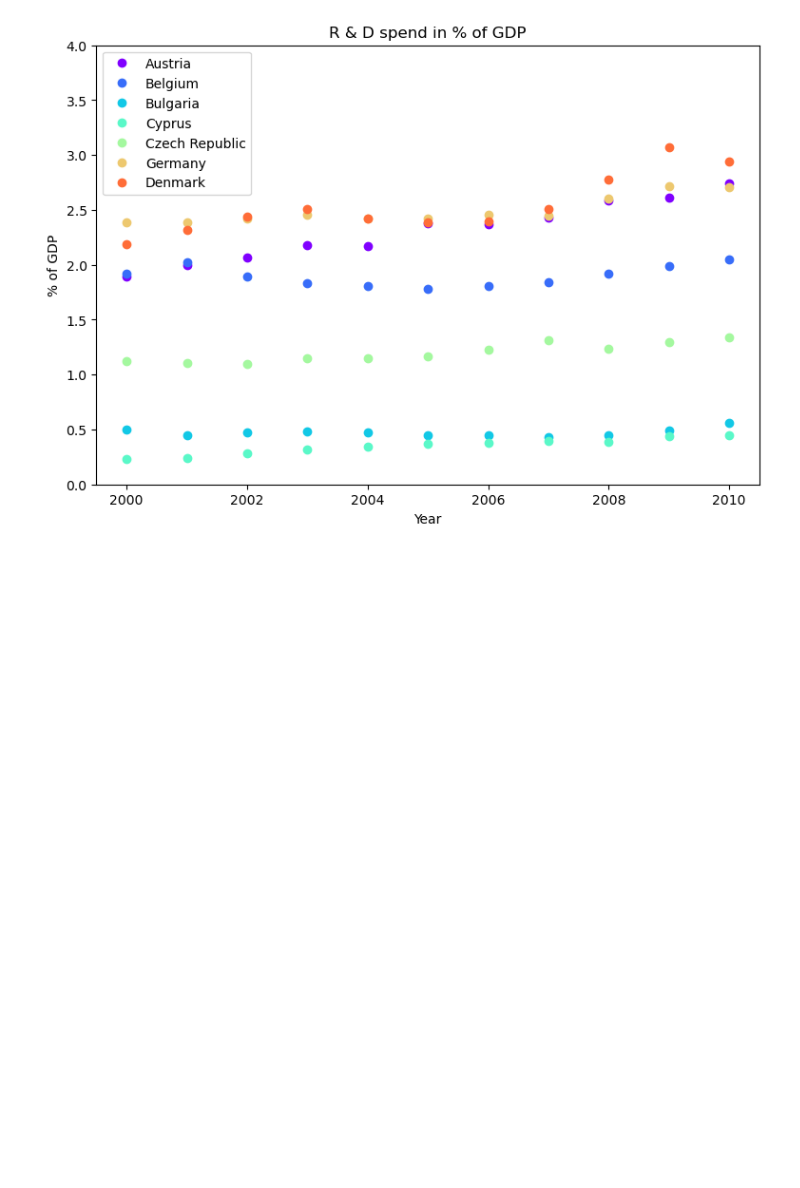
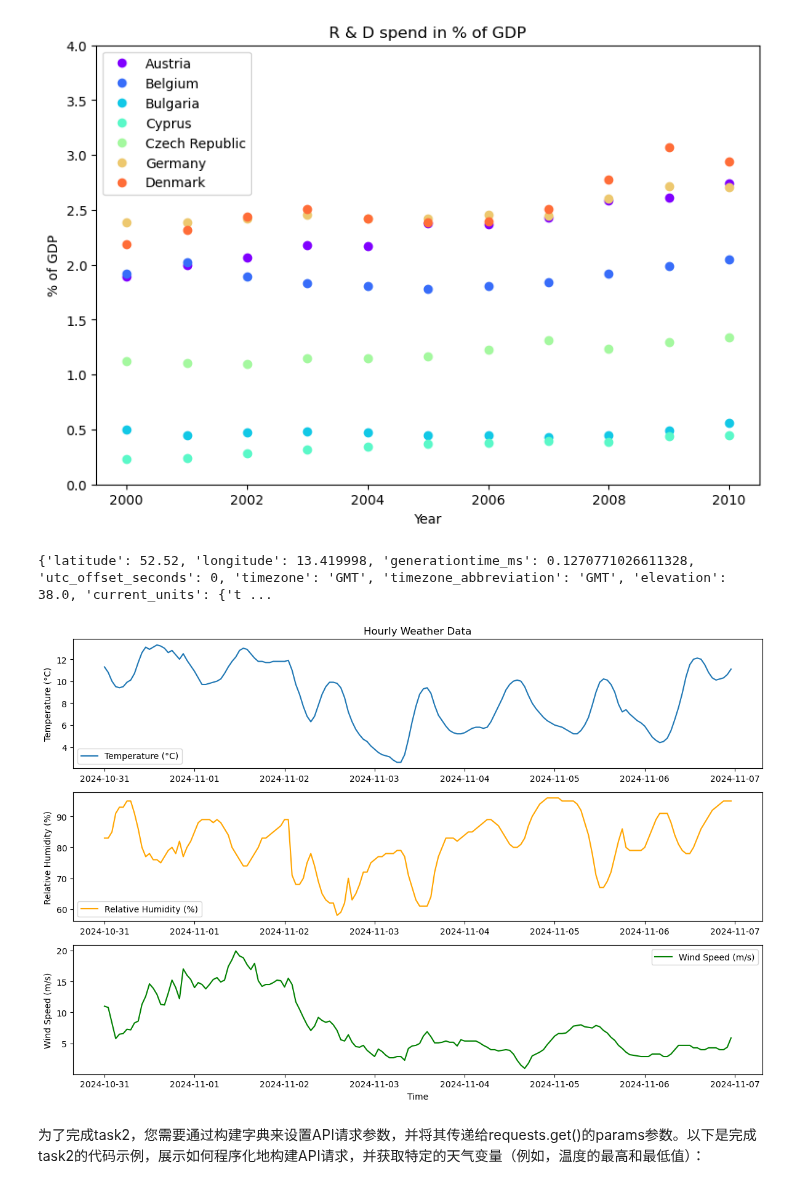
Before and after one commit to Chenji-s/test1, a Jupyter notebook: 教学week7.ipynb, the cells around one changed output. Drawn from its saved outputs; the diff is of its cells as text; code cells hidden in the pictures; blank space fills up the shorter version.

```diff
--- a/教学week7.ipynb
+++ b/教学week7.ipynb
@@ -681,3 +681,64 @@ ax.legend(loc='upper left')
 plt.show()
 # %% [output]
 [figure]
+# %%
+import requests
+
+r = requests.get(' https://api.open-meteo.com/v1/forecast?latitude=52.52&longitude=13.41&current=temperature_2m,wind_speed_10m&hourly=temperature_2m,relative_humidity_2m,wind_speed_10m')
+print(r.json())
+# %% [output]
+{'latitude': 52.52, 'longitude': 13.419998, 'generationtime_ms': 0.1270771026611328, 'utc_offset_seconds': 0, 'timezone': 'GMT', 'timezone_abbreviation': 'GMT', 'elevation': 38.0, 'current_units': {'t ...
+# %%
+import requests
+import matplotlib.pyplot as plt
+import datetime
+
+# Step 1: 设置API请求URL
+url = 'https://api.open-meteo.com/v1/forecast?latitude=52.52&longitude=13.41&hourly=temperature_2m,relative_humidity_2m,wind_speed_10m'
+
+# Step 2: 发送API请求并获取数据
+response = requests.get(url)
+# Step 3: 检查请求状态并解析JSON数据
+if response.status_code == 200:
+    data = response.json()
+
+    # 提取每小时的数据
+    hourly_data = data.get("hourly", {})
+    time_data = hourly_data.get("time", [])
+    temperature_data = hourly_data.get("temperature_2m", [])
+    humidity_data = hourly_data.get("relative_humidity_2m", [])
+    wind_speed_data = hourly_data.get("wind_speed_10m", [])
+
+    # 将时间字符串转换为datetime对象
+    time_data = [datetime.datetime.fromisoformat(t) for t in time_data]
+
+    # Step 4: 绘制数据
+    plt.figure(figsize=(12, 8))
+
+    # 子图1：温度变化
+    plt.subplot(3, 1, 1)
+    plt.plot(time_data, temperature_data, label='Temperature (°C)')
+    plt.title('Hourly Weather Data')
+    plt.ylabel('Temperature (°C)')
+    plt.legend()
+
+    # 子图2：湿度变化
+    plt.subplot(3, 1, 2)
+    plt.plot(time_data, humidity_data, label='Relative Humidity (%)', color='orange')
+    plt.ylabel('Relative Humidity (%)')
+    plt.legend()
+
+    # 子图3：风速变化
+    plt.subplot(3, 1, 3)
+    plt.plot(time_data, wind_speed_data, label='Wind Speed (m/s)', color='green')
+    plt.xlabel('Time')
+    plt.ylabel('Wind Speed (m/s)')
+    plt.legend()
+
+    # 显示图形
+    plt.tight_layout()
+    plt.show()
+# %% [output]
+[figure, added]
+# %% [markdown]
+为了完成task2，您需要通过构建字典来设置API请求参数，并将其传递给requests.get()的params参数。以下是完成task2的代码示例，展示如何程序化地构建API请求，并获取特定的天气变量（例如，温度的最高和最低值）：
```
Also changed, not shown: parts of 3 cells of this notebook.
